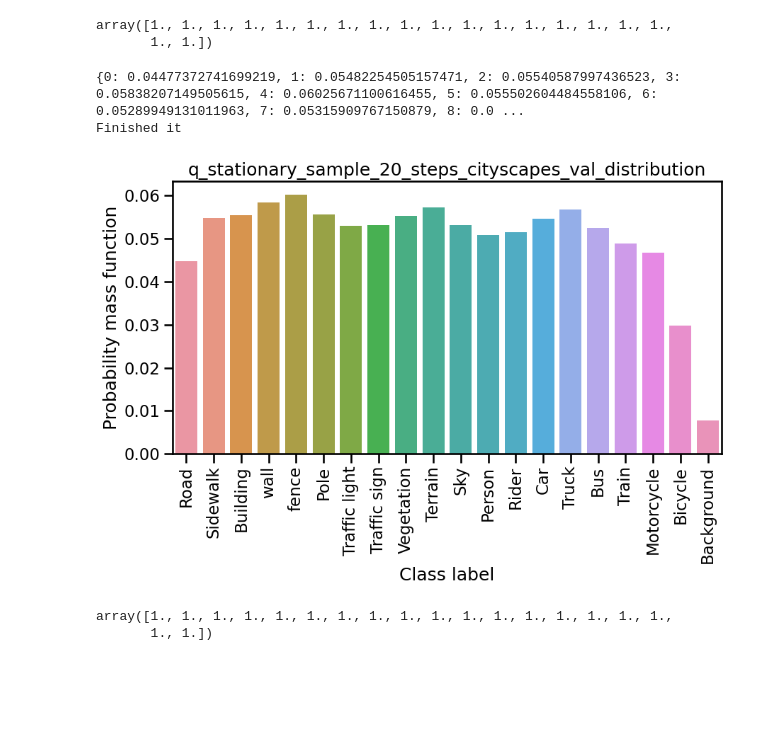
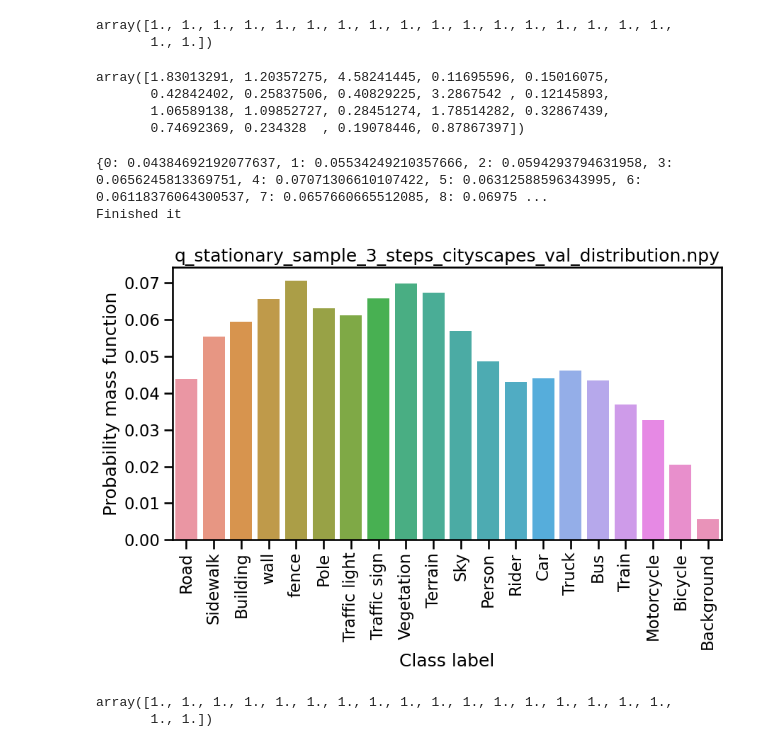
Before and after one commit to Siddharth-Shrivastava7/Diffusion_conditional_prior_segmentation, a Jupyter notebook: DDP/segmentation/mmseg/models/discrete_diffusion/testing_transition_rate.ipynb, the cells around one changed output. Drawn from its saved outputs; the diff is of its cells as text; code cells hidden in the pictures; blank space fills up the shorter version.

Commit message:
q_stationary_sample_3_steps_cityscapes_val_distribution

```diff
--- a/DDP/segmentation/mmseg/models/discrete_diffusion/testing_transition_rate.ipynb
+++ b/DDP/segmentation/mmseg/models/discrete_diffusion/testing_transition_rate.ipynb
@@ -1286,7 +1286,7 @@ def build_mutual_information_schedule(schedule_steps,
     schedule_exponents = interpolator(schedule_info_removals)
     return schedule_info_removals, schedule_exponents
 # %%
-schedule_steps = 20
+schedule_steps = 3 # changed from 20 steps to 3 steps for testing
 # below hyperparams are same as the D3PMs
 mutual_info_min_exponent = 1e-4
 mutual_info_max_exponent = 1e+5
@@ -1357,6 +1353,13 @@ transition_matrix.sum(1) ## necessary to be one
 # %% [output]
 array([1., 1., 1., 1., 1., 1., 1., 1., 1., 1., 1., 1., 1., 1., 1., 1., 1.,
        1., 1.])
+# %%
+transition_matrix.sum(0)
+# %% [output]
+array([1.83013291, 1.20357275, 4.58241445, 0.11695596, 0.15016075,
+       0.42842402, 0.25837506, 0.40829225, 3.2867542 , 0.12145893,
+       1.06589138, 1.09852727, 0.28451274, 1.78514282, 0.32867439,
+       0.74692369, 0.234328  , 0.19078446, 0.87867397])
 # %%
 num_classes = 19
 
@@ -1403,17 +1406,17 @@ for root, dirs, files in os.walk(folder, topdown=False):
             for ind in range(unique_labels.shape[0]):
                 gt_dataset_num_of_labels[unique_labels[ind]] += unique_labels_counts[ind]
 
-assert num_gts == 500
+assert num_gts == 500 ## number of cityscapes validation images
 
 total_num_pixels = gt.reshape(1, -1).shape[1] * num_gts
 gt_dataset_labels_init_distribution = {k: v / total_num_pixels for k, v in gt_dataset_num_of_labels.items()}
 # save in numpy format
-np.save('q_stationary_sample_cityscapes_val_distribution.npy', gt_dataset_labels_init_distribution)
+np.save('confusion_similarity_results/q_stationary_sample_'+ str(schedule_steps) +'_steps_cityscapes_val_distribution.npy', gt_dataset_labels_init_distribution)
 # loading dictionary
 # cityscapes_gt_labels_init_distribution = np.load('cityscapes_gt_labels_init_distribution.npy',allow_pickle='TRUE').item()
 print(gt_dataset_labels_init_distribution)
 print('Finished it')
 # %% [output]
-{0: 0.04477372741699219, 1: 0.05482254505157471, 2: 0.05540587997436523, 3: 0.05838207149505615, 4: 0.06025671100616455, 5: 0.055502604484558106, 6: 0.05289949131011963, 7: 0.05315909767150879, 8: 0.0 ...
+{0: 0.04384692192077637, 1: 0.05534249210357666, 2: 0.0594293794631958, 3: 0.0656245813369751, 4: 0.07071306610107422, 5: 0.06312588596343995, 6: 0.06118376064300537, 7: 0.0657660665512085, 8: 0.06975 ...
 Finished it
 # %%
@@ -1421,27 +1424,27 @@ np.save('q_stationary_sample_20_steps_cityscapes_val_distribution.npy', gt_datas
 # %%
-q_stationary_sample_cityscapes_val_distribution = np.load('confusion_similarity_results/q_stationary_sample_cityscapes_val_distribution.npy',allow_pickle='TRUE').item()
+q_stationary_sample_cityscapes_val_distribution = np.load('confusion_similarity_results/q_stationary_sample_'+ str(schedule_steps) +'_steps_cityscapes_val_distribution.npy',allow_pickle='TRUE').item()
 class_2_ind = {v: k for k, v in ind_2_class_dict.items()}
 class_2_ind['Background'] = 19
 ## val data
 sns.set_context('talk')
 plt.figure(figsize=(10,5))
 
 keys = list(q_stationary_sample_cityscapes_val_distribution.keys())
 keys_for_plot = list(class_2_ind.keys())
 # get values in the same order as keys, and parse percentage values
 vals = [float(q_stationary_sample_cityscapes_val_distribution[k]) for k in keys]
 # sns.barplot(x=keys, y=vals)
 sns.barplot(x=keys_for_plot, y=vals)
 
 plt.xlabel("Class label")
 plt.ylabel("Probability mass function")
 plt.xticks(rotation="vertical")
-plt.title('q_stationary_sample_20_steps_cityscapes_val_distribution')
+plt.title('q_stationary_sample_'+ str(schedule_steps) +'_steps_cityscapes_val_distribution.npy')
 
 # plt.show()
-plt.savefig('confusion_similarity_results/q_stationary_sample_20_steps_cityscapes_val_distribution.png', bbox_inches = 'tight')
+plt.savefig('confusion_similarity_results/q_stationary_sample_'+ str(schedule_steps) +'_steps_cityscapes_val_distribution.png', bbox_inches = 'tight')
 # %% [output]
-[figure, old version]
+[figure, new version]
 # %%
 q_stationary_sample_cityscapes_val_distribution = np.load('confusion_similarity_results/q_stationary_sample_cityscapes_val_distribution.npy',allow_pickle='TRUE').item()
 class_2_ind = {v: k for k, v in ind_2_class_dict.items()}
```
Also changed, not shown: parts of 3 cells of this notebook, 3 other files.
